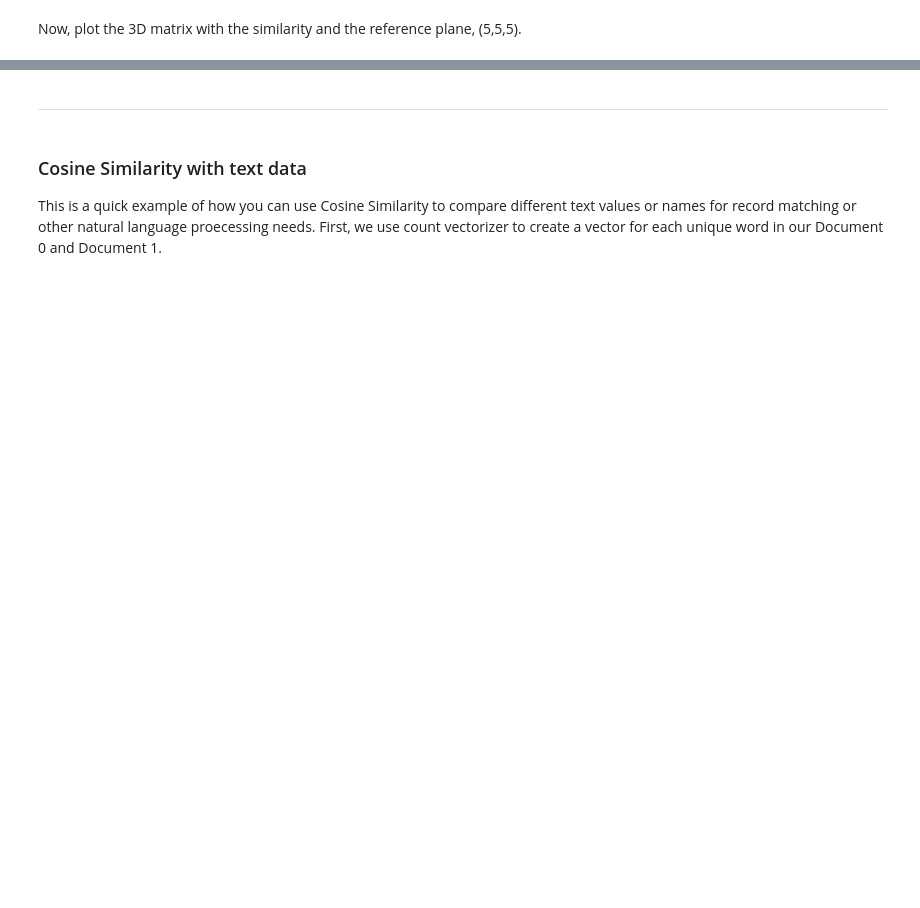
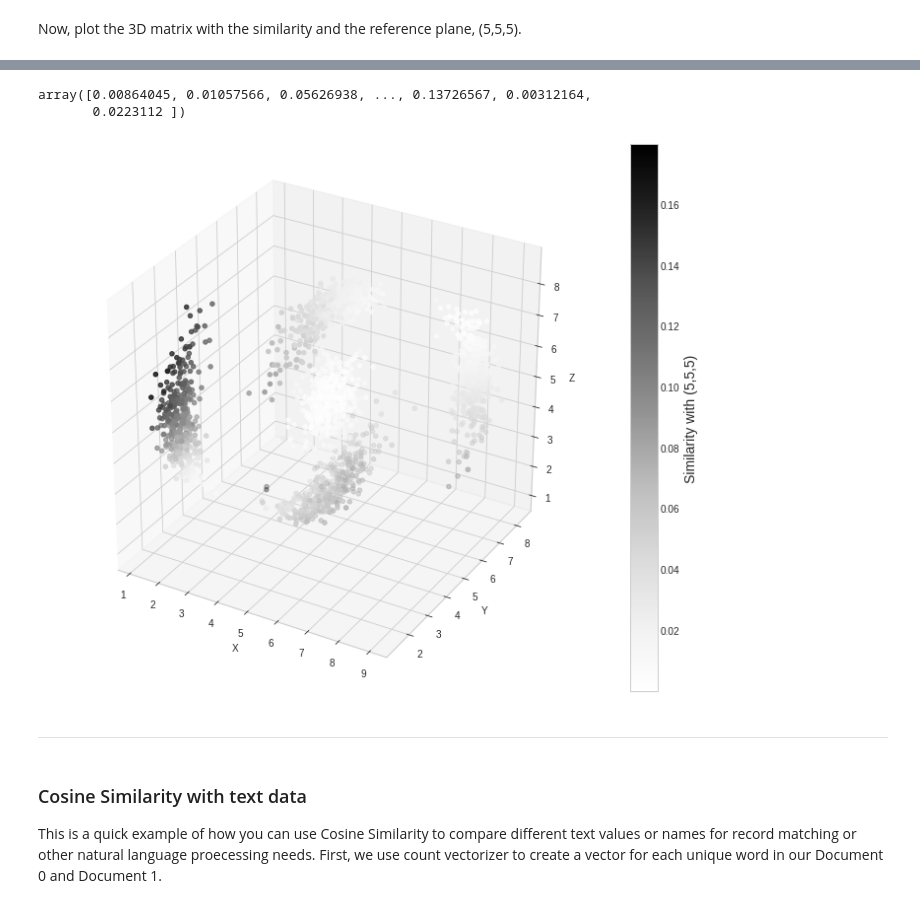
Before and after one commit to villafue/Machine_Learning_Notes, a Jupyter notebook: Unsupervised Learning/Cosine Similarity/Cosine_Similarity_Case_Study.ipynb, the cells around one changed output, grey strips where cells are left out. Saved outputs shown, nothing was run; the diff lists cells and outputs as text; code cells hidden in the pictures; blank space fills up the shorter version.

```diff
--- a/Unsupervised Learning/Cosine Similarity/Cosine_Similarity_Case_Study.ipynb
+++ b/Unsupervised Learning/Cosine Similarity/Cosine_Similarity_Case_Study.ipynb
@@ -15,5 +15,13 @@ import matplotlib.cm as cm
 plt.style.use('ggplot')
 from scipy import spatial
 from sklearn.metrics.pairwise import cosine_similarity
+# %%
+plt.rcParams.update(plt.rcParamsDefault)
+%matplotlib inline
+plt.style.use(['seaborn-whitegrid'])
 # %% [markdown]
 **<font color='teal'> Load the distance dataset into a dataframe. </font>**
+# %%
+url ='https://raw.githubusercontent.com/villafue/Machine_Learning_Notes/master/Unsupervised%20Learning/Cosine%20Similarity/distance_dataset%20(1).csv'
+df = pd.read_csv(url,index_col=0)
+df.head()
@@ -25,0 +51,3 @@ All points in our dataset can be thought of as feature vectors. We illustrate it
+# %%
+mat = df[['X', 'Y', 'Z']]
+mat.head()
@@ -51,17 +103,24 @@ Now, plot the 3D matrix with the similarity and the reference plane, (5,5,5).
+# %%
+simCosine3D[:,0]
+# %% [output]
+array([0.00864045, 0.01057566, 0.05626938, ..., 0.13726567, 0.00312164,
+       0.0223112 ])
 # %%
 from mpl_toolkits.mplot3d import Axes3D
 figCosine3D = plt.figure(figsize=(10, 8))
 ax = figCosine3D.add_subplot(111, projection='3d')
 
-p = ax.scatter(mat[:,0], mat[:,1], mat[:,2], c=simCosine3D[:,0])
+p = ax.scatter(mat.X, mat.Y, mat.Z, c=simCosine3D[:,0])
 ax.set_xlabel('X')
 ax.set_ylabel('Y')
 ax.set_zlabel('Z')
 cb = figCosine3D.colorbar(p)
 cb.set_label('Similarity with (5,5,5)', size=14)
 
 figCosine3D.tight_layout()
 #figCosine3D.savefig('cosine-3D.png', dpi=300, transparent=True)
+# %% [output]
+[figure, added]
 # %% [markdown]
 ----
 # %% [markdown]
```
Also changed, not shown: parts of 13 cells of this notebook.
